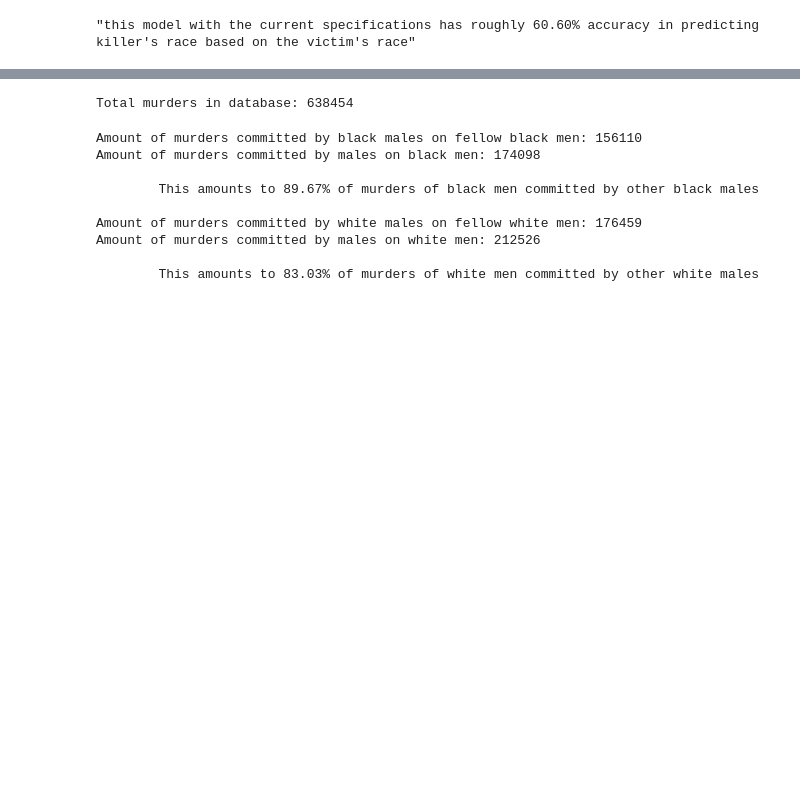
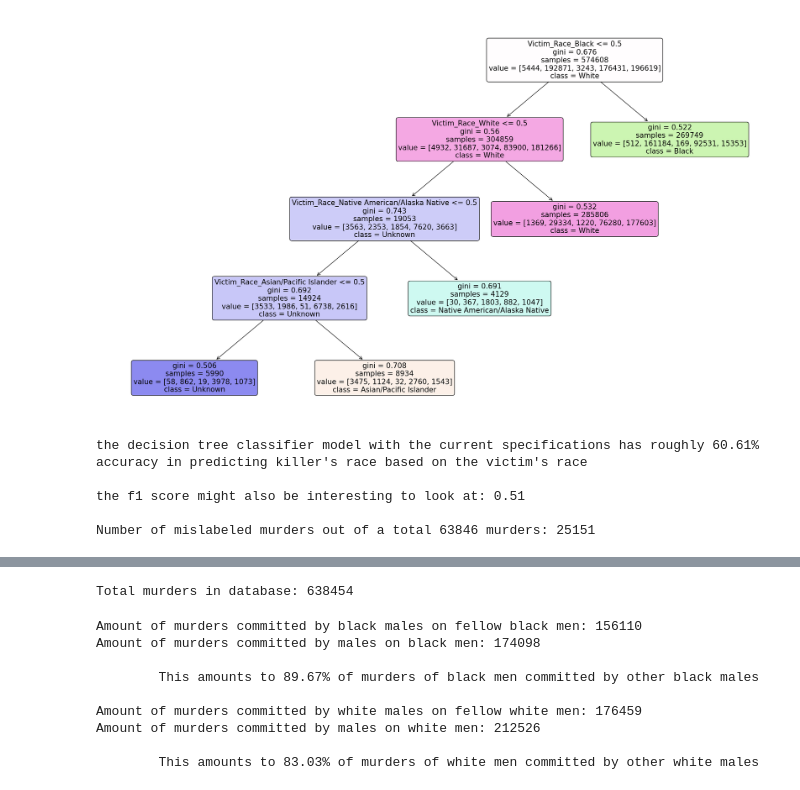
Before and after one commit to peethree/machine-learning, a Jupyter notebook: machine_learning_project.ipynb, the cells around one changed output, grey strips where cells are left out. Cells and saved outputs as stored; diff of their text form; code cells hidden in the pictures; blank space fills up the shorter version.

```diff
--- a/machine_learning_project.ipynb
+++ b/machine_learning_project.ipynb
@@ -1,61 +53,64 @@
 # %%
-import numpy as np
 import pandas as pd
-from sklearn.tree import DecisionTreeClassifier
+from sklearn.tree import DecisionTreeClassifier, plot_tree
 from sklearn.model_selection import train_test_split
-from sklearn.metrics import accuracy_score
+from sklearn.metrics import accuracy_score, f1_score
 from sklearn.preprocessing import LabelEncoder
 import matplotlib.pyplot as plt
 
 """This is a script that trains a Decision Tree Classifier on a dataset of murder records"""
 """to predict the race of a murderer based on the race of their victim."""
 
 # import data
 murder_data = pd.read_csv('database.csv', low_memory=False)
 
 # clean the data
 murder_data.rename(columns={"Record ID":"Record_ID","Agency Code":"Agency_Code","Agency Name":"Agency_Name","Agency Type":"Agency_Type","Crime Type":"Crime_Type",
                    "Crime Solved":"Crime_Solved", "Victim Sex":"Victim_sex", "Victim Age":"Victim_Age","Victim Ethnicity":"Victim_Ethnicity","Victim Race":"Victim_Race",
                    "Perpetrator Age":"Perpetrator_Age","Perpetrator Sex":"Perpetrator_Sex","Perpetrator Race":"Perpetrator_Race","Perpetrator Ethnicity":"Perpetrator_Ethnicity","Victim Count":"Victim_Count",
                    "Perpetrator Count":"Perpetrator_Count", "Record Source":"Record_Source"},inplace=True)
 
-
 # split the data set into in- and output. in this case Victim Race and Perpetrator Race
 # races are "White", "Black", "Unknown", "Asian/Pacific Islander" and "Native American/Alaska Native"
-# encode races to integers so it can be used by the machine learning algorithm
-le_victim = LabelEncoder()
-murder_data["Victim_Race"]= le_victim.fit_transform(murder_data["Victim_Race"])
+# encode data for races so it can be used by the machine learning algorithm
+enc = LabelEncoder()
+X = pd.get_dummies(murder_data[["Victim_Race"]])
+y = enc.fit_transform(murder_data["Perpetrator_Race"])
 
-le_perp = LabelEncoder()
-murder_data["Perpetrator_Race"] = le_perp.fit_transform(murder_data["Perpetrator_Race"])
+# split data into training/test
+X_train, X_test, y_train, y_test = train_test_split(X, y, test_size=0.10)
 
-le_victim.transform(le_victim.classes_)
-le_perp.transform(le_perp.classes_)
-
-X = murder_data[["Victim_Race"]]
-y = murder_data["Perpetrator_Race"]
-
-#. split data into training/test (returns a tuple)
-X_train, X_test, y_train, y_test = train_test_split(X, y, test_size=0.2)
-
-# changing the shape of y to (n_samples, )
-y_train = y_train.values.ravel()
-y_test = y_test.values.ravel()
-
-#. create a model
+# create a model
 model = DecisionTreeClassifier()
 
-#. train the model
+# train the model
 model.fit(X_train, y_train)
 
-#. make prediction using data reserved for testing
+# visualize decision tree
+plt.figure(figsize=(25, 15))
+plot_tree(model, feature_names=X.columns, class_names=enc.classes_, filled=True, rounded=True)
+plt.show()
+
+# make prediction using data reserved for testing
 predictions = model.predict(X_test)
 
-#7. evaluate (and improve)
+# evaluate (and improve)
 score = accuracy_score(y_test, predictions)
 # accuracy score in percentage
-f"this model with the current specifications has roughly {100*score:,.2f}% accuracy in predicting killer's race based on the victim's race"
+print(f"the decision tree classifier model with the current specifications has roughly {100*score:,.2f}% accuracy in predicting killer's race based on the victim's race\n")
+
+# f1 = 2 * (precision * recall) / (precision + recall). ranging from 0 to 1, 1 indicating perfect precision
+f1 = f1_score(y_test, predictions, average='weighted')
+print(f"the f1 score might also be interesting to look at: {f1:,.2f}\n")
+
+print("Number of mislabeled murders out of a total %d murders: %d"
+      % (X_test.shape[0], (y_test != predictions).sum()))
 # %% [output]
+[figure, added]
-"this model with the current specifications has roughly 60.60% accuracy in predicting killer's race based on the victim's race"
+the decision tree classifier model with the current specifications has roughly 60.61% accuracy in predicting killer's race based on the victim's race
+
+the f1 score might also be interesting to look at: 0.51
+
+Number of mislabeled murders out of a total 63846 murders: 25151
 # %%
 import pandas as pd
```
Also changed, not shown: parts of 7 cells of this notebook.
